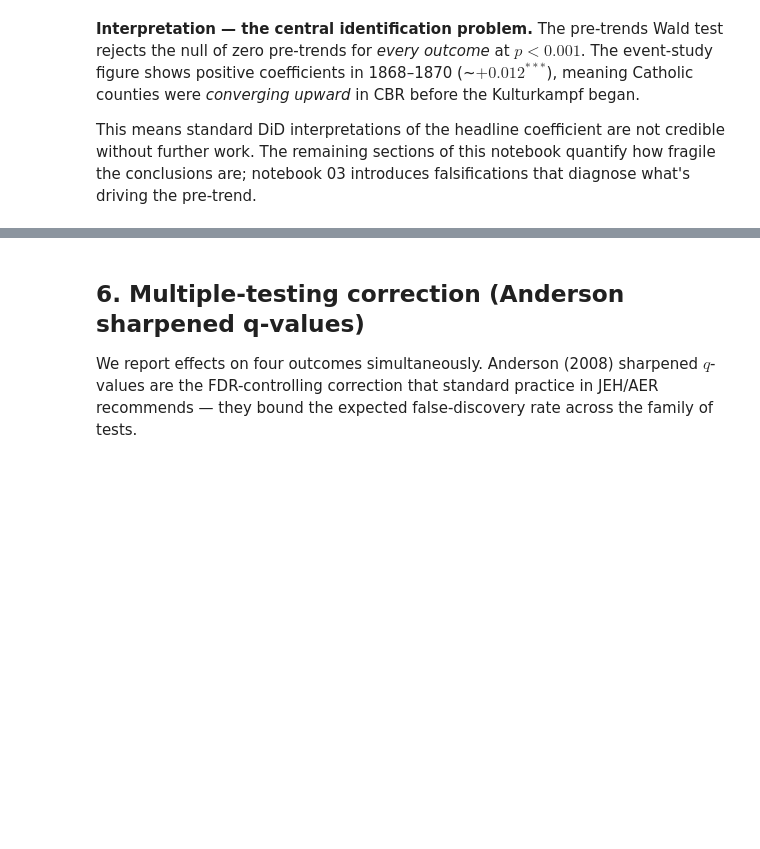
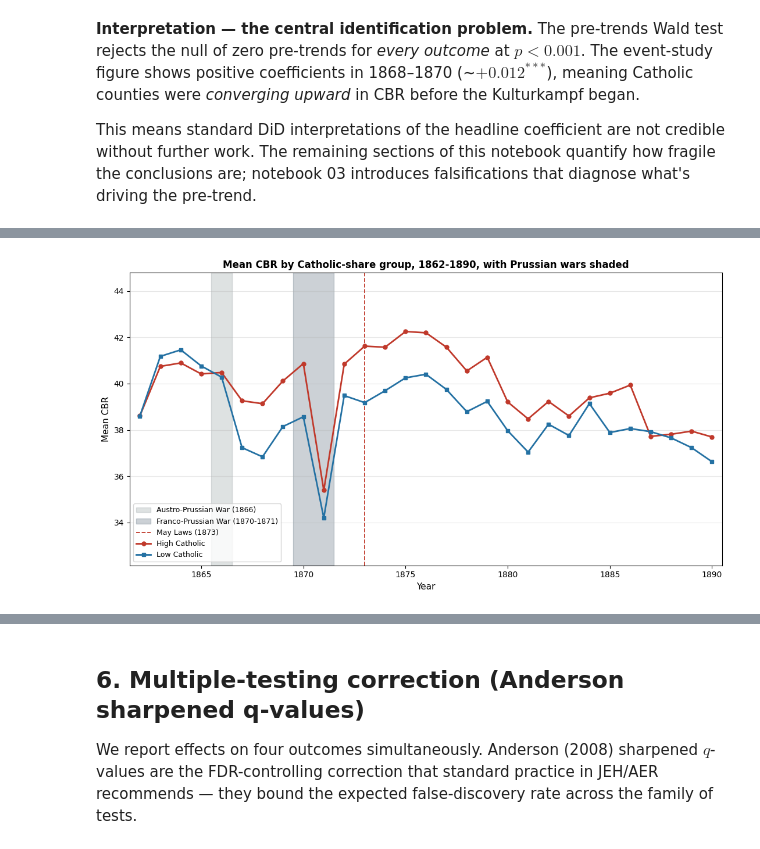
Before and after one commit to AntonEbsen/Demography, a Jupyter notebook: exam_project2/notebooks/02_baseline_regressions.ipynb, the cells around one changed output, grey strips where cells are left out. Cells and saved outputs as stored; diff of their text form; code cells hidden in the pictures; blank space fills up the shorter version.

```diff
--- a/exam_project2/notebooks/02_baseline_regressions.ipynb
+++ b/exam_project2/notebooks/02_baseline_regressions.ipynb
@@ -202,0 +209,11 @@ This means standard DiD interpretations of the headline coefficient are not cred
+# %%
+from src.visualization.plots import plot_cbr_war_context
+from src.analysis.war_robustness import province_war_effect
+
+fig, ax = plot_cbr_war_context(
+    panel,
+    savepath=str(OUTPUTS / 'fig_war_context.png'),
+)
+plt.show()
+# %% [output]
+[figure, added]
```
Also changed, not shown: parts of 3 cells of this notebook, 5 other files.
